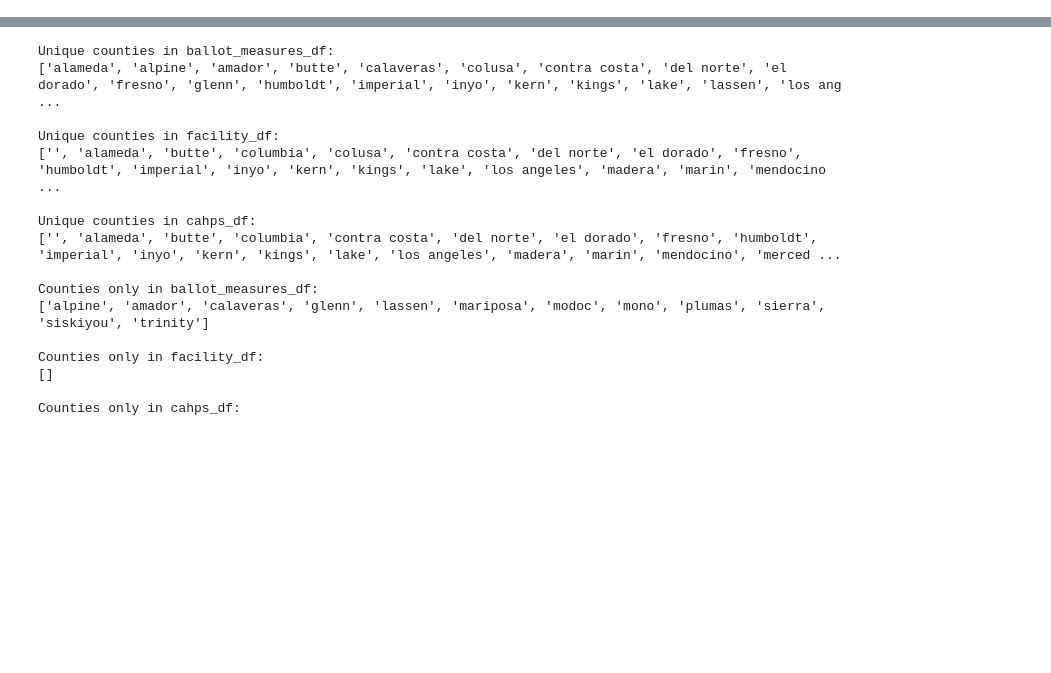
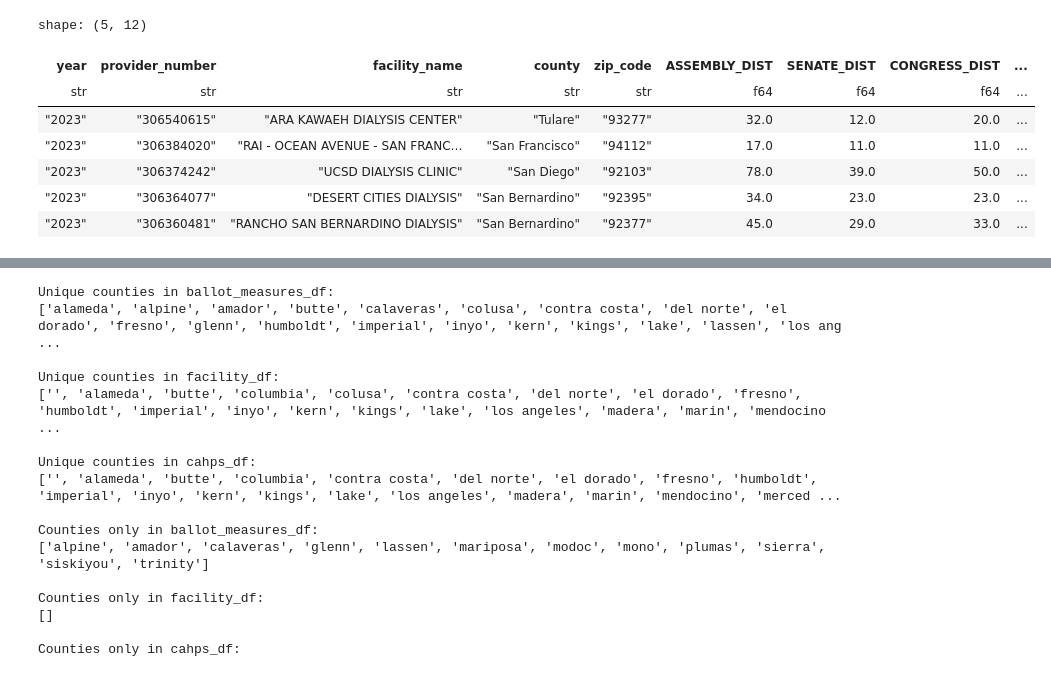
Before and after one commit to MichaelPaulLight/milestone_1, a Jupyter notebook: 004_data-processing-scripts/003_merge-clean-data/merge_ballot-measures_cms-data.ipynb, the cells around one changed output, grey strips where cells are left out. Cells and saved outputs as stored; diff of their text form; code cells hidden in the pictures; blank space fills up the shorter version.

```diff
--- a/004_data-processing-scripts/003_merge-clean-data/merge_ballot-measures_cms-data.ipynb
+++ b/004_data-processing-scripts/003_merge-clean-data/merge_ballot-measures_cms-data.ipynb
@@ -25,3 +14,14 @@ shape: (5_045, 33)
+# %%
+supp_facility_df.head()
+# %% [output]
+shape: (5, 12)
+| year | provider_number | facility_name | county | zip_code | ASSEMBLY_DIST | SENATE_DIST | CONGRESS_DIST | ... |
+| str | str | str | str | str | f64 | f64 | f64 | ... |
+| "2023" | "306540615" | "ARA KAWAEH DIALYSIS CENTER" | "Tulare" | "93277" | 32.0 | 12.0 | 20.0 | ... |
+| "2023" | "306384020" | "RAI - OCEAN AVENUE - SAN FRANC… | "San Francisco" | "94112" | 17.0 | 11.0 | 11.0 | ... |
+| "2023" | "306374242" | "UCSD DIALYSIS CLINIC" | "San Diego" | "92103" | 78.0 | 39.0 | 50.0 | ... |
+| "2023" | "306364077" | "DESERT CITIES DIALYSIS" | "San Bernardino" | "92395" | 34.0 | 23.0 | 23.0 | ... |
+| "2023" | "306360481" | "RANCHO SAN BERNARDINO DIALYSIS" | "San Bernardino" | "92377" | 45.0 | 29.0 | 33.0 | ... |
 # %%
 # Filtering the supplemental facility information dataframe to include on dialysis clinics
 
```
Also changed, not shown: parts of 10 cells of this notebook.
